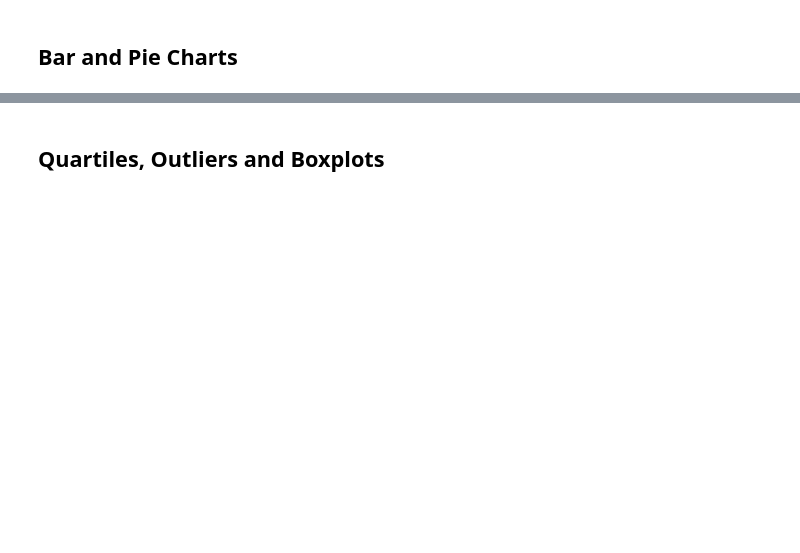
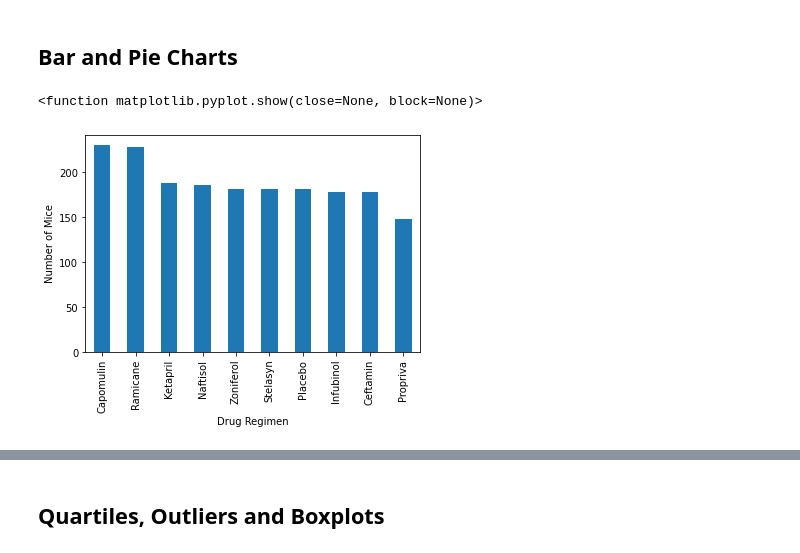
Before and after one commit to James-Ashley/matplotlib-challenge, a Jupyter notebook: Pymaceuticals/pymaceuticals_starter.ipynb, the cells around one changed output, grey strips where cells are left out. Drawn from its saved outputs; the diff is of its cells as text; code cells hidden in the pictures; blank space fills up the shorter version.

```diff
--- a/Pymaceuticals/pymaceuticals_starter.ipynb
+++ b/Pymaceuticals/pymaceuticals_starter.ipynb
@@ -38,2 +59,4 @@ number_of_mice
 # %%
 # Create a clean DataFrame by dropping the duplicate mouse by its ID.
+cleaned_data= combined_data[combined_data['Mouse ID'].isin(duplicate_mouse_ID)==False]
+cleaned_data.head()
@@ -53,5 +129,13 @@ number_of_mice
 ## Bar and Pie Charts
 # %%
 # Generate a bar plot showing the total number of mice for each treatment throughout the course of the study using pandas.
+Drug_count_df = cleaned_data["Drug Regimen"].value_counts()
+Drug_count_df.plot(kind="bar")
+plt.xlabel("Drug Regimen")
+plt.ylabel("Number of Mice")
+plt.show
+# %% [output]
+<function matplotlib.pyplot.show(close=None, block=None)>
+[figure, added]
 # %%
 # Generate a bar plot showing the total number of mice for each treatment throughout the course of the study using pyplot.
```
Also changed, not shown: parts of 14 cells of this notebook.
